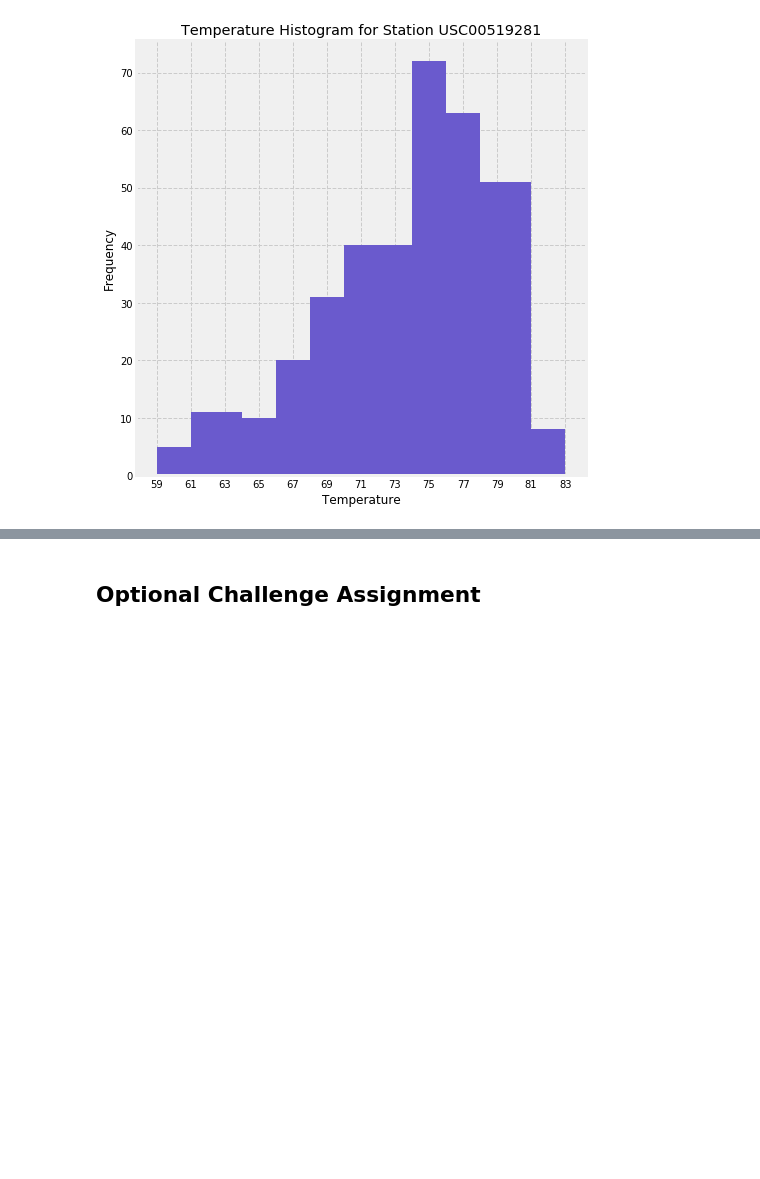
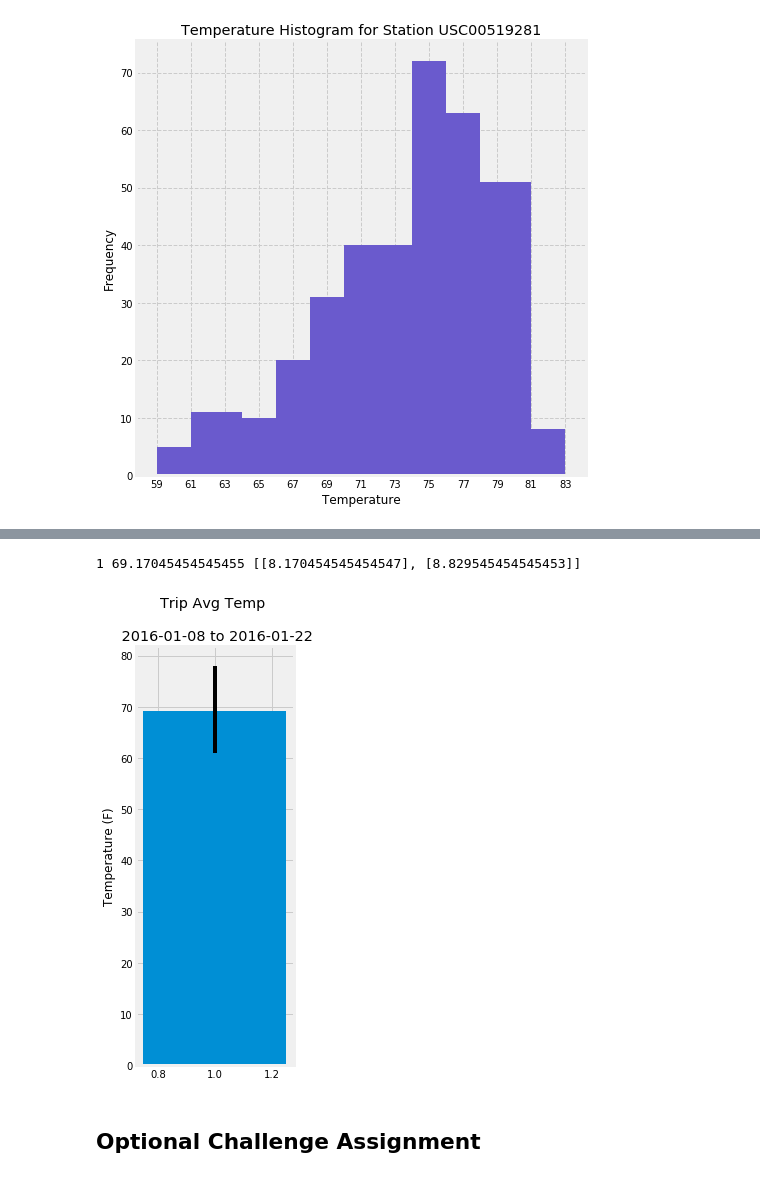
Before and after one commit to blizzardfun/sqlalchemy, a Jupyter notebook: climate_starter.ipynb, the cells around one changed output, grey strips where cells are left out. Drawn from its saved outputs; the diff is of its cells as text; code cells hidden in the pictures; blank space fills up the shorter version.

Commit message:
finished flask tasks opt graph in JupN

```diff
--- a/climate_starter.ipynb
+++ b/climate_starter.ipynb
@@ -276,11 +274,37 @@ print(calc_temps('2012-02-28', '2012-03-05'))
 # %%
 # Use your previous function `calc_temps` to calculate the tmin, tavg, and tmax
 # for your trip using the previous year's data for those same dates.
+
+start_date= str(dt.date(2017,1,7) - dt.timedelta(days=365))
+end_date= str(dt.date(2017,1,21) - dt.timedelta(days=365))
+
+temp_data=calc_temps(start_date,end_date)
 # %%
 # Plot the results from your previous query as a bar chart.
 # Use "Trip Avg Temp" as your Title
 # Use the average temperature for the y value
 # Use the peak-to-peak (tmax-tmin) value as the y error bar (yerr)
+# example data
+x = 1
+y = temp_data[0][1]
+min=temp_data[0][0]
+max=temp_data[0][2]
+lower=y-min
+upper=max-y
+range=[[lower],[upper]]
+
+fig,ax=plt.subplots(figsize=(3,7))
+ax.bar(x, y, width=0.5, yerr=range,  align='center')
+ax.set_ylabel("Temperature (F)")
+ax.set_title(f"Trip Avg Temp \n \n {start_date} to {end_date}")
+plt.tight_layout()
+# Save the Figure
+fig.savefig("Images/triptemp.png")
+# Show the Figure
+plt.show()
+# %% [output]
+1 69.17045454545455 [[8.170454545454547], [8.829545454545453]]
+[figure, added]
 # %%
 # Calculate the rainfall per weather station for your trip dates using the previous year's matching dates.
 # Sort this in descending order by precipitation amount and list the station, name, latitude, longitude, and elevation
```
Also changed, not shown: parts of 5 cells of this notebook, 2 other files.
